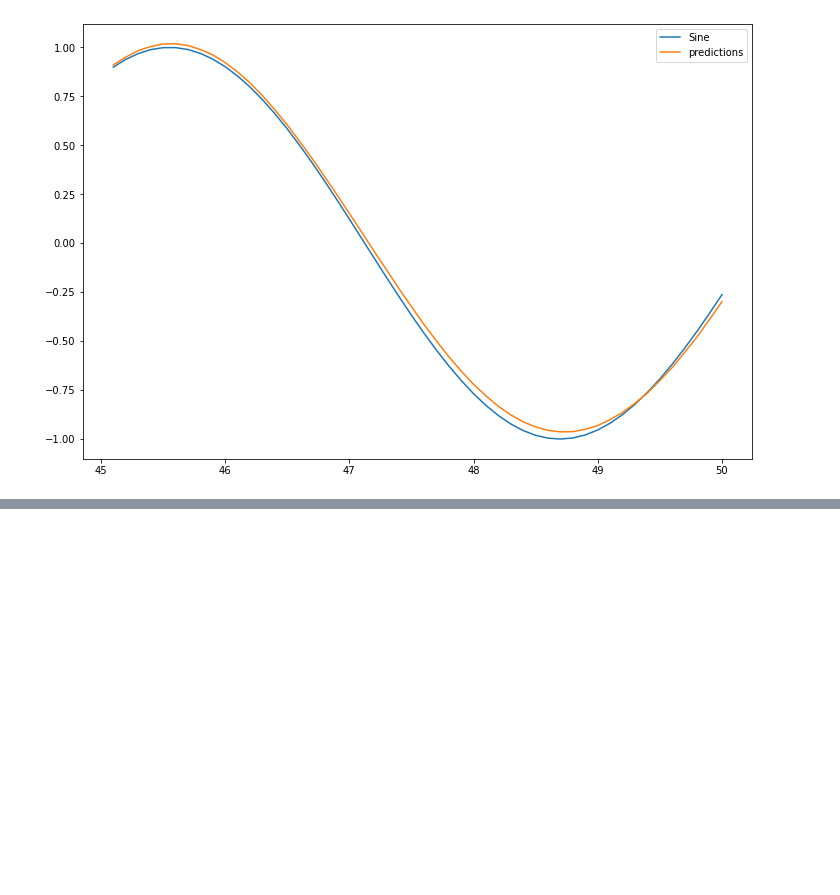
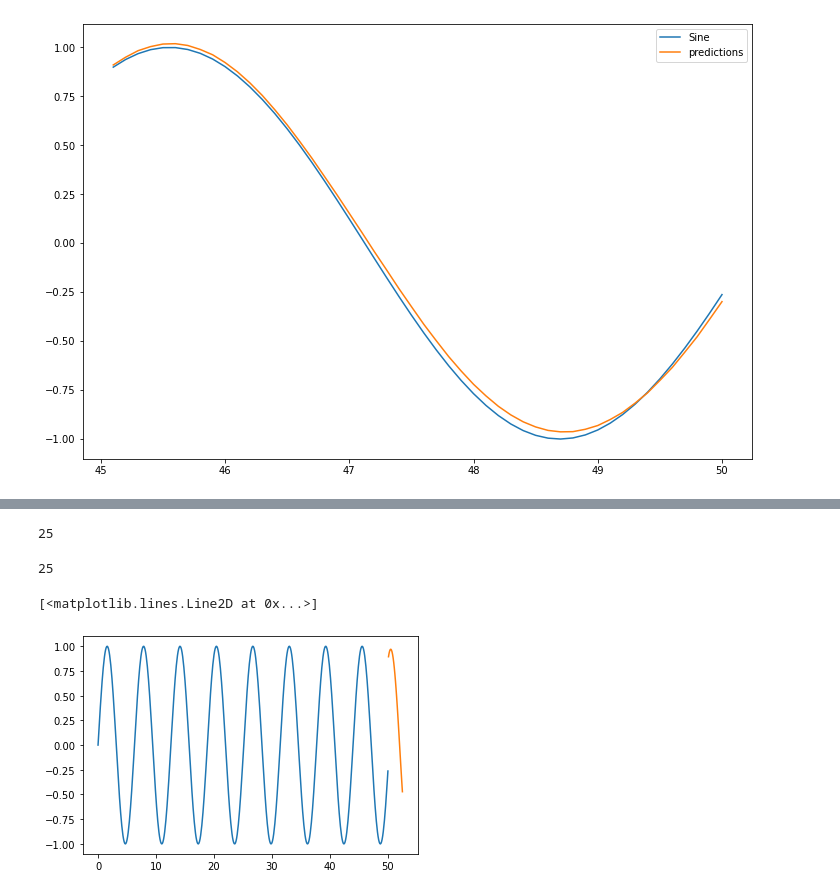
Before and after one commit to tanvirakibul/rnn-on-sine-wave, a Jupyter notebook: RNN_on_Sine_Wave.ipynb, the cells around one changed output, grey strips where cells are left out. Saved outputs shown, nothing was run; the diff lists cells and outputs as text; code cells hidden in the pictures; blank space fills up the shorter version.

```diff
--- a/RNN_on_Sine_Wave.ipynb
+++ b/RNN_on_Sine_Wave.ipynb
@@ -444,0 +517,2 @@ test.plot(figsize=(12,8))
+# %%
+model.fit_generator(generator, epochs=6)
@@ -444,0 +533,12 @@ test.plot(figsize=(12,8))
+# %%
+forecast = []
+
+first_eval_batch = scaled_train[-length:]
+current_batch = first_eval_batch.reshape((1,length,n_features))
+
+for i in range(25):
+  current_pred = model.predict(current_batch)[0]
+  forecast.append(current_pred)
+  current_batch = np.append(current_batch[:,1:,:], [[current_pred]], axis=1)
+# %%
+forecast = scaler.inverse_transform(forecast)
@@ -444,0 +581,16 @@ test.plot(figsize=(12,8))
+# %%
+forecast_index = np.arange(50.1, 52.6, step=0.1)
+# %%
+len(forecast_index)
+# %% [output]
+25
+# %%
+len(forecast)
+# %% [output]
+25
+# %%
+plt.plot(df.index, df['Sine'])
+plt.plot(forecast_index, forecast)
+# %% [output]
+[<matplotlib.lines.Line2D at 0x...>]
+[figure, added]
```
Also changed, not shown: parts of 15 cells of this notebook.
